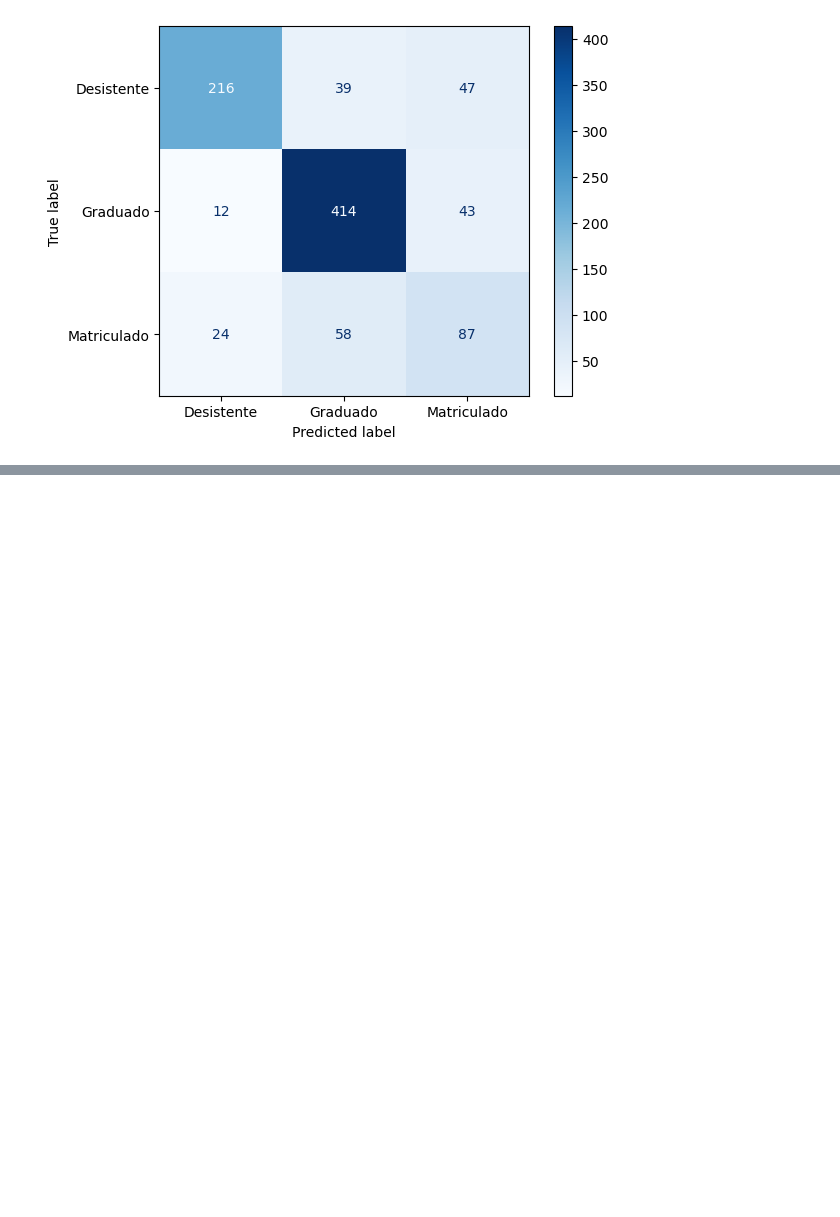
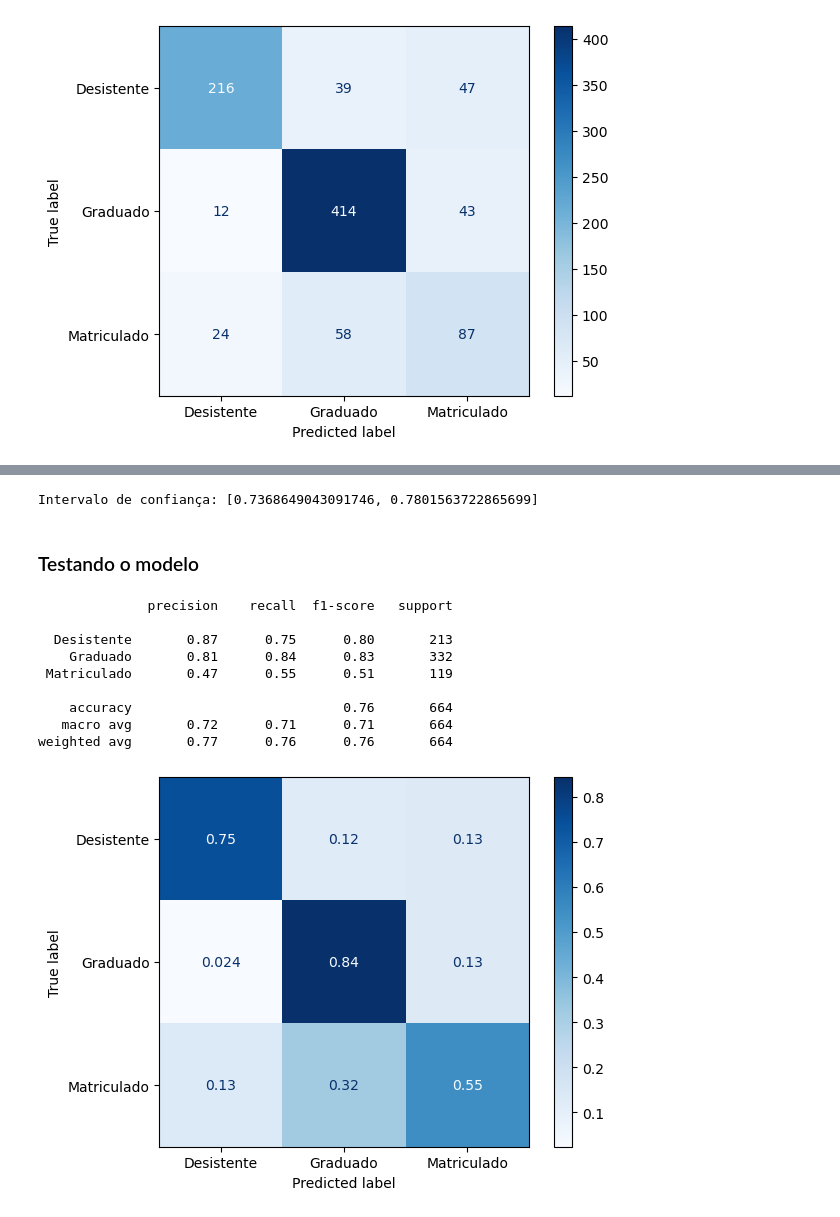
Before and after one commit to CrisNakamura/modelo_prevencao_evasao_estudantil, a Jupyter notebook: projeto.ipynb, the cells around one changed output, grey strips where cells are left out. Drawn from its saved outputs; the diff is of its cells as text; code cells hidden in the pictures; blank space fills up the shorter version.

Commit message:
[feat] Testando o modelo

```diff
--- a/projeto.ipynb
+++ b/projeto.ipynb
@@ -467,0 +493,41 @@ weighted avg       0.77      0.76      0.76       940
+# %%
+# Calculando a média e o desvio padrão.
+media = cv_resultados['test_score'].mean()
+
+desvio_padrao = cv_resultados['test_score'].std()
+
+# Calculando o intervalo de confiança (limite inferior e superior).
+print(f'Intervalo de confiança: [{media - (2 * desvio_padrao)}, {min(media + (2 * desvio_padrao), 1.0)}]')
+# %% [output]
+Intervalo de confiança: [0.7368649043091746, 0.7801563722865699]
+# %% [markdown]
+### Testando o modelo
+# %%
+# Instanciando o objeto SMOTE.
+smote = SMOTE(random_state=0)
+
+# Aplicando o SMOTE.
+X_resampled, y_resampled = smote.fit_resample(X, y)
+
+# Instanciando o modelo.
+modelo_rf = RandomForestClassifier(max_depth=10, random_state=0)
+
+# Treinando o modelo.
+modelo_rf.fit(X_resampled, y_resampled)
+
+# Fazendo previsões.
+y_pred = modelo_rf.predict(X_test)
+
+print(classification_report(y_test, y_pred, target_names=modelo_rf.classes_))
+ConfusionMatrixDisplay.from_predictions(y_test, y_pred, normalize='true', cmap='Blues');
+# %% [output]
+              precision    recall  f1-score   support
+
+  Desistente       0.87      0.75      0.80       213
+    Graduado       0.81      0.84      0.83       332
+ Matriculado       0.47      0.55      0.51       119
+
+    accuracy                           0.76       664
+   macro avg       0.72      0.71      0.71       664
+weighted avg       0.77      0.76      0.76       664
+[figure, added]
```
Also changed, not shown: parts of 5 cells of this notebook.
